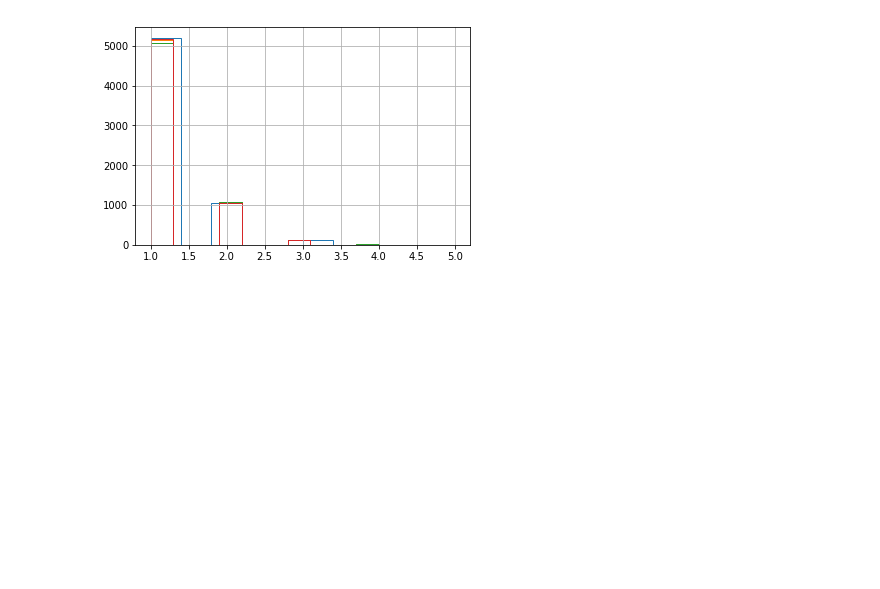
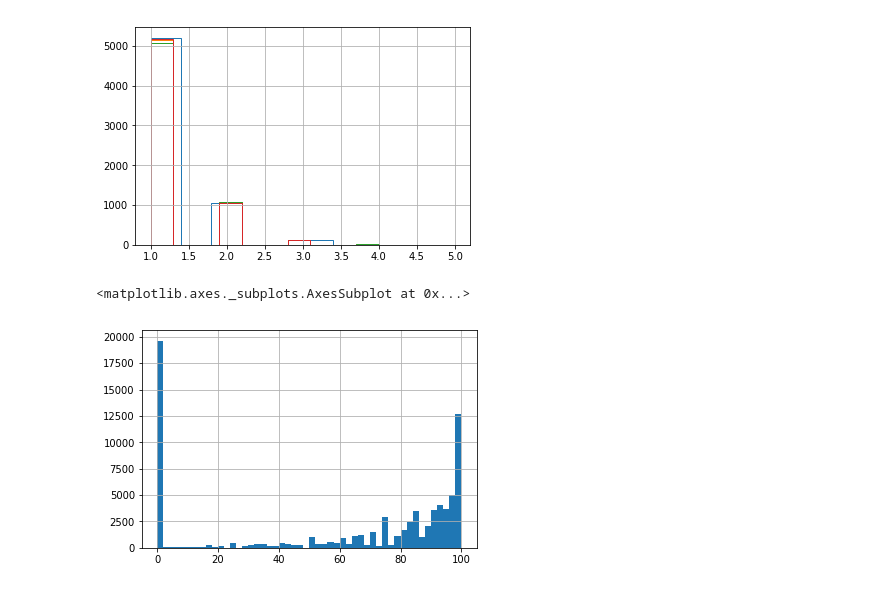
Before and after one commit to marco-bellini/Starbucks_capstone, a Jupyter notebook: 01_test.ipynb, the cells around one changed output. Saved outputs shown, nothing was run; the diff lists cells and outputs as text; code cells hidden in the pictures; blank space fills up the shorter version.

```diff
--- a/01_test.ipynb
+++ b/01_test.ipynb
@@ -472,3 +520,9 @@ Text(0, 0.5, 'mean $ purchases during offer')
 # %% [output]
 <matplotlib.axes._subplots.AxesSubplot at 0x...>
 [figure]
+# %%
+out['percent_viewed']=100*out['duration_effective']/out['duration_hours']
+out['percent_viewed'].hist(bins=50)
+# %% [output]
+<matplotlib.axes._subplots.AxesSubplot at 0x...>
+[figure, added]
```
Also changed, not shown: parts of 18 cells of this notebook.
